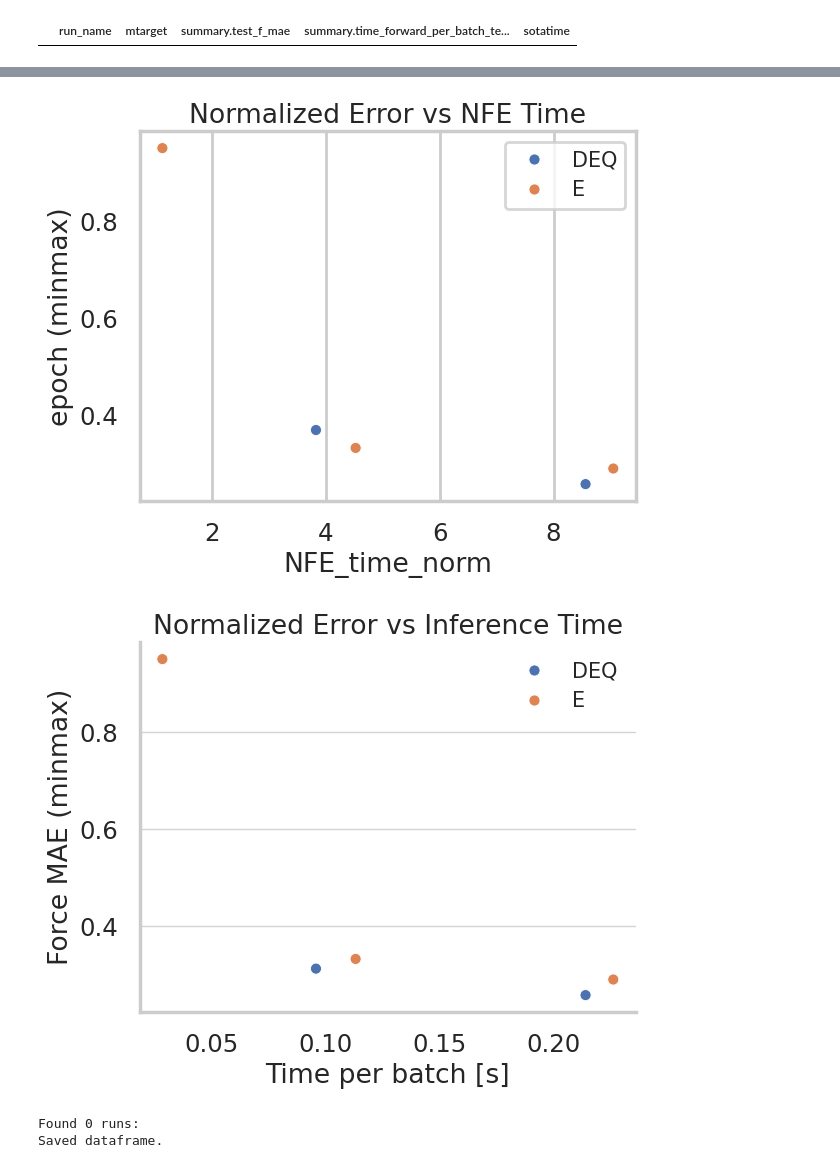
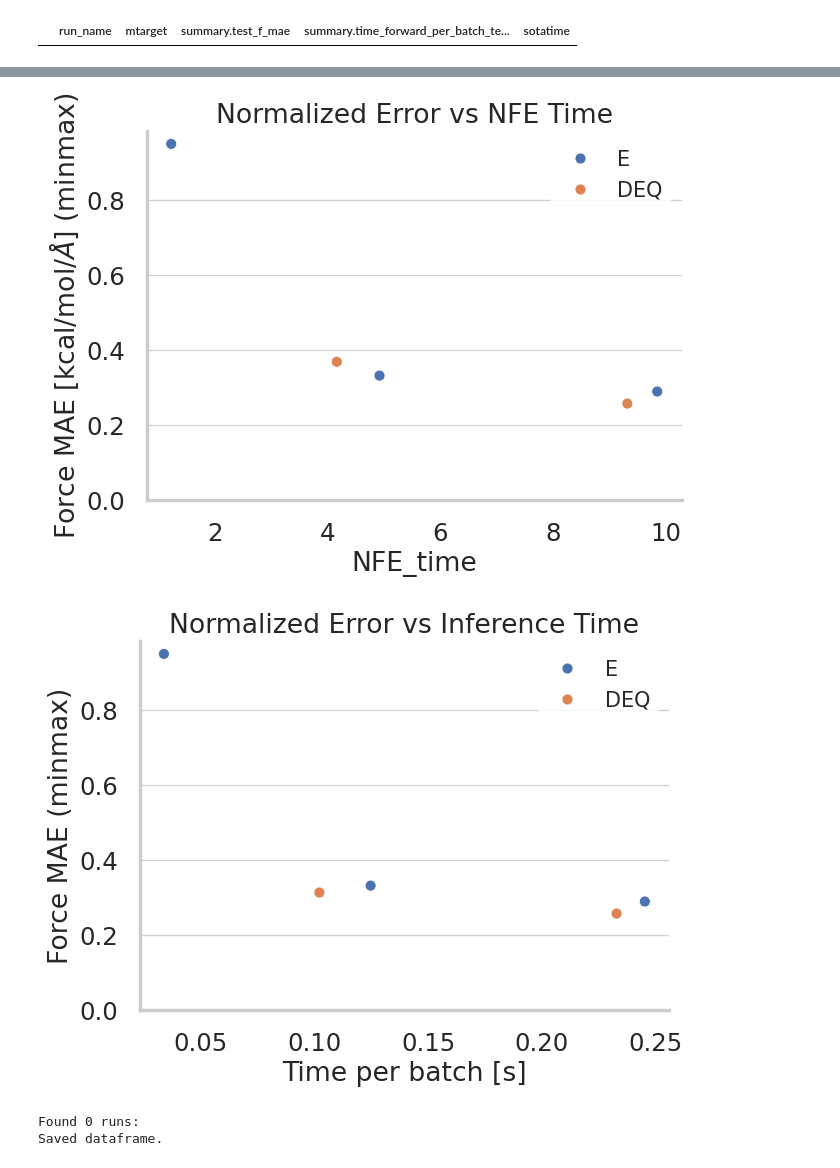
Before and after one commit to BurgerAndreas/equilibrium-forcefields, a Jupyter notebook: src/deq2ff/plotting/dashboard.ipynb, the cells around one changed output, grey strips where cells are left out. Drawn from its saved outputs; the diff is of its cells as text; code cells hidden in the pictures.

```diff
--- a/src/deq2ff/plotting/dashboard.ipynb
+++ b/src/deq2ff/plotting/dashboard.ipynb
@@ -550,26 +635,17 @@ fig, ax = plot_acc_vs_speed(df_error_avg, x=f"{time_metric}_norm", y=f"{error_me
 # %%
-_df_alt = df_best_runs.copy()
-# lower DEQ errors by 10%
-_df_alt.loc[_df_alt["Model"].str.contains("DEQ1"), f"{error_metric}_norm"] *= 0.85
-# NFE time / 40
-_df_alt["NFE_time"] /= 40
 
-# for equiformer add noise around NFE_time
-_df_alt.loc[_df_alt["Class"] == "E", "NFE_time"] += np.random.normal(
-    0, 0.01, _df_alt[_df_alt["Class"] == "E"].shape[0]
+
+fig, ax = plot_acc_vs_speed_errorbar(
+    df_alt, x="NFE_time", y=f"{error_metric}_norm",
+    xlabel="Time per batch [s]", ylabel="Force MAE (minmax)",
+    title="Normed Error vs Inference Time",
+    errbar='sem',
+    # markershape="num_layers",
 )
 
-reset_plot_styles()
-set_seaborn_style(palette="deep")
-fig, ax = plot_acc_vs_speed_errorbar(
-    _df_alt, x="NFE_time", y=f"{error_metric}_norm",
-    xlabel="Time per batch (s)", ylabel="Force MAE (minmax)",
-    title="Normed Error vs Inference Time",
-    errbar='sem',
-)
-set_style_after(ax=ax)
-
 # save
-plt.savefig(f"{plotfolder}/acc_vs_speed_md_errorbars.png")
+fname = "acc_vs_speed_md_errorbars"
+plt.savefig(f"{plotfolder}/{fname}.png")
+print(f"Saved plot to \n {plotfolder}/{fname}.png")
 plt.show()
 # %% [output]
@@ -577,25 +655,28 @@ plt.show()
 # %%
-fig, ax = plot_acc_vs_speed(df_error_avg, x="NFE_time_norm", y=f"{error_metric}_norm", ylabel=ylabel, title="Normalized Error vs NFE Time")
+# fig, ax = plot_acc_vs_speed(
+#     df_error_avg, x="NFE_time", y=f"{error_metric}_norm", ylabel=ylabel, title="Normalized Error vs NFE Time",
+# )
+fig, ax = plot_acc_vs_speed_errorbar(
+    df_best_runs, x="NFE_time", y=f"{error_metric}_norm", ylabel=ylabel, title="Normalized Error vs NFE Time",
+    errbar=None,
+)
+plt.show()
+# %% [output]
+[figure, added]
 # %%
-df_alt = df_error_avg.copy()
-df_alt.loc[df_alt["Model"] == "DEQ1", f"{error_metric}_norm"] = 0.312
-df_alt["NFE_time_norm"] = df_alt["NFE_time_norm"] / 40
 
-# sort by Class and num_layers
-# df_alt = df_alt.sort_values(by=["Class", "config.num_layers"], ascending=[False, True])
-modelorder = ["E1", "E4", "E8", "DEQ1", "DEQ2"]
-df_alt["Model"] = pd.Categorical(df_alt["Model"], categories=modelorder, ordered=True)
 
 reset_plot_styles()
 set_seaborn_style(palette="deep")
-fig, ax = plot_acc_vs_speed(
-    df_alt, x="NFE_time_norm", y=f"{error_metric}_norm",
-    ylabel="Force MAE (minmax)", xlabel="Time per batch [s]", title="Normalized Error vs Inference Time")
+fig, ax = plot_acc_vs_speed_errorbar(
+    df_alt, x="NFE_time", y=f"{error_metric}_norm",
+    ylabel="Force MAE (minmax)", xlabel="Time per batch [s]", title="Normalized Error vs Inference Time",
+    errbar=None,
+)
 set_style_after(ax=ax)
 plt.show()
 # %% [output]
-[figure, old version]
+[figure, new version]
-[figure, removed]
 # %%
 # plot acc vs speed Pareto front
 if project == projectmd:
```
Also changed, not shown: parts of 24 cells of this notebook, 4 other files.
